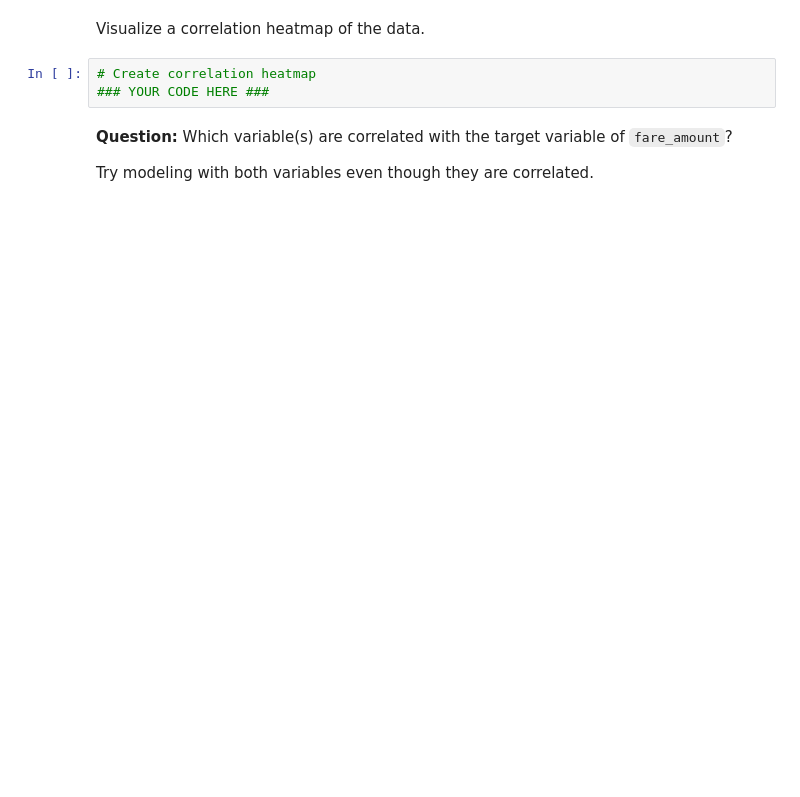
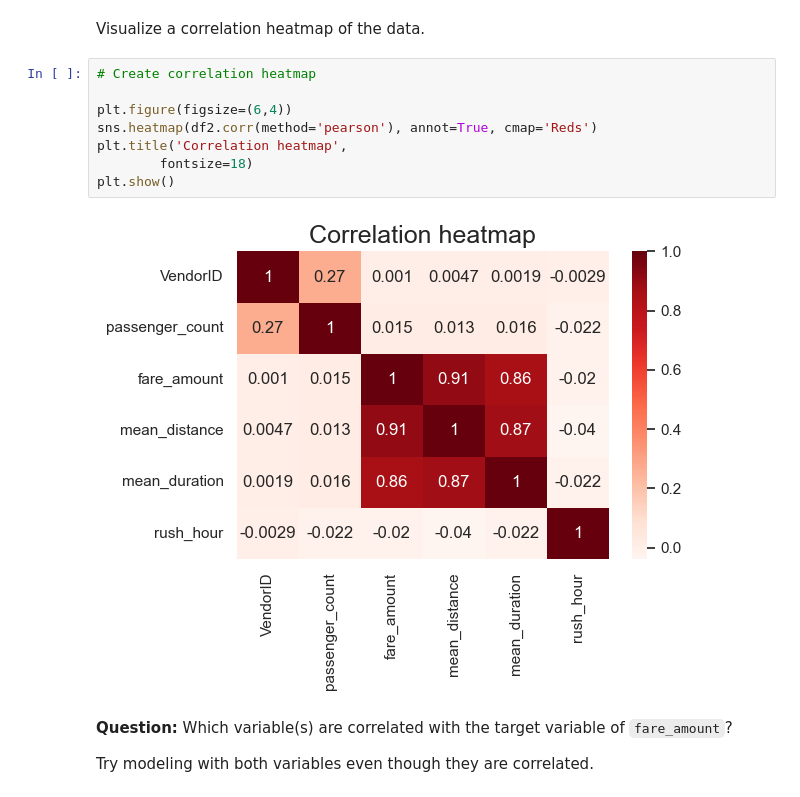
Before and after one commit to DavidAndres6870/AutomatidataScenario, a Jupyter notebook: course 5/Activity_ Course 5 Automatidata project lab.ipynb, the cells around one changed output. Drawn from its saved outputs; the diff is of its cells as text; blank space fills up the shorter version.

```diff
--- a/course 5/Activity_ Course 5 Automatidata project lab.ipynb
+++ b/course 5/Activity_ Course 5 Automatidata project lab.ipynb
@@ -433,8 +796,15 @@ Next, code a correlation matrix to help determine most correlated variables.
 # %% [markdown]
 Visualize a correlation heatmap of the data.
-# %%
-# Create correlation heatmap
-### YOUR CODE HERE ###
+# %%
+# Create correlation heatmap
+
+plt.figure(figsize=(6,4))
+sns.heatmap(df2.corr(method='pearson'), annot=True, cmap='Reds')
+plt.title('Correlation heatmap',
+        fontsize=18)
+plt.show()
+# %% [output]
+[figure, added]
 # %% [markdown]
 **Question:** Which variable(s) are correlated with the target variable of `fare_amount`?
 
```
Also changed, not shown: parts of 113 cells of this notebook.
